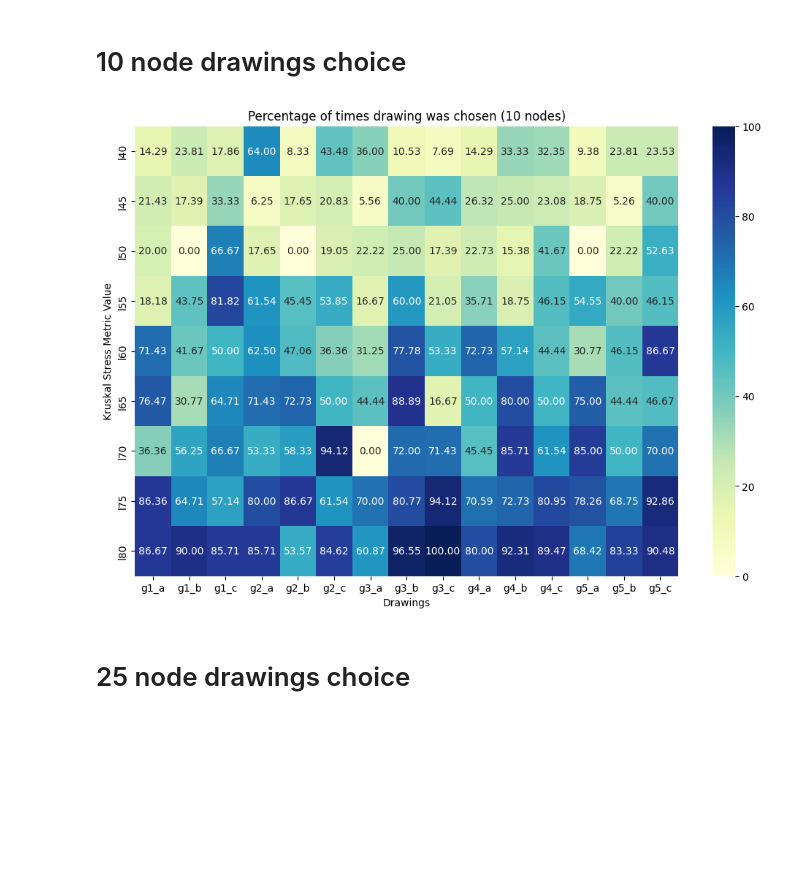
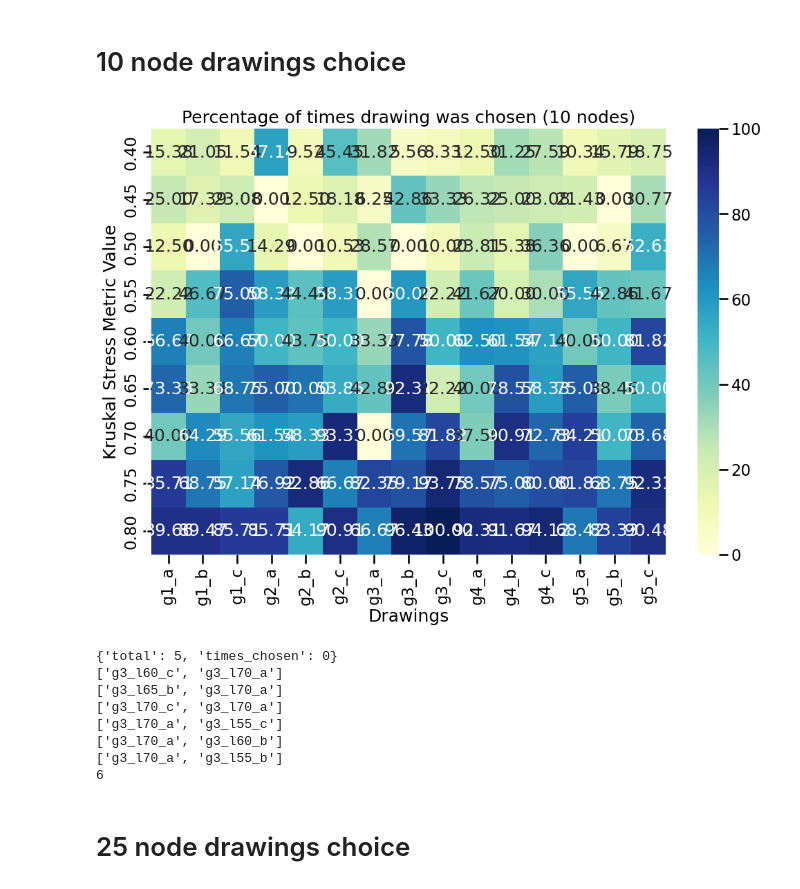
Before and after one commit to JacobLMiller/stress-preference, a Jupyter notebook: preferences.ipynb, the cells around one changed output. Drawn from its saved outputs; the diff is of its cells as text; code cells hidden in the pictures; blank space fills up the shorter version.

```diff
--- a/preferences.ipynb
+++ b/preferences.ipynb
@@ -197,7 +235,9 @@ matrix_dict = {key: {"total": 0, "times_chosen": 0} for key in keys}
 for index, row in preference10_df.iterrows():
     drawings = eval(row['drawings'])  # Convert string to list of pairs
 
-    for i, pair in enumerate(drawings):
+    for (i, pair), delta in zip(enumerate(drawings), row['deltas']):
+        if delta == 0:
+            continue
         # Update the 'total' for both drawings in the pair
         for drawing in pair:
             matrix_dict[drawing]['total'] += 1
@@ -209,35 +249,59 @@ for index, row in preference10_df.iterrows():
             matrix_dict[pair[1]]['times_chosen'] += 1  # Second drawing selected
 
 
 # Initialize the matrix
 heatmap_matrix = np.zeros((9, 15))  # 9 rows (l_values) x 15 columns (g_values x ta_values)
 
 # Populate the matrix with ratio (times_chosen / total)
 for i, l in enumerate(l_values):  # Rows correspond to l_values
     for j, g in enumerate(g_values):  # Loop through each g (g1, g2, etc.)
         for k, ta in enumerate(ta_values):  # Columns correspond to ta_values
             key = f"{g}_l{l}_{ta}"
             total = matrix_dict[key]['total']
             times_chosen = matrix_dict[key]['times_chosen']
             ratio = (times_chosen / total * 100) if total > 0 else 0
             heatmap_matrix[i, j * 3 + k] = ratio  # Assign to the correct column in the matrix
 
 # Create the heatmap
 plt.figure(figsize=(12, 8))
 sns.heatmap(
     heatmap_matrix,
     annot=True,
     fmt=".2f",
     cmap="YlGnBu",
     xticklabels=[f"{g}_{ta}" for g in g_values for ta in ta_values],
-    yticklabels=[f"l{l}" for l in l_values]
+    yticklabels=[f"0.{l}" for l in l_values]
 )
 plt.xlabel("Drawings")
 plt.ylabel("Kruskal Stress Metric Value")
 plt.title("Percentage of times drawing was chosen (10 nodes)")
 plt.show()
+print(matrix_dict['g3_l70_a'])
+
+count = 0
+for index, row in preference10_df.iterrows():
+    drawings = eval(row['drawings'])  # Convert string to list of pairs
+
+    for (i, pair), delta in zip(enumerate(drawings), row['deltas']):
+        if delta == 0:
+            continue
+        # Update the 'total' for both drawings in the pair
+        for drawing in pair:
+            if drawing == 'g3_l70_a':
+                print(pair)
+                count += 1
+
+print(count)
 # %% [output]
-[figure, old version]
+[figure, new version]
+{'total': 5, 'times_chosen': 0}
+['g3_l60_c', 'g3_l70_a']
+['g3_l65_b', 'g3_l70_a']
+['g3_l70_c', 'g3_l70_a']
+['g3_l70_a', 'g3_l55_c']
+['g3_l70_a', 'g3_l60_b']
+['g3_l70_a', 'g3_l55_b']
+6
 # %% [markdown]
 # 25 node drawings choice
 # %%
```
Also changed, not shown: parts of 7 cells of this notebook, 9 other files.
